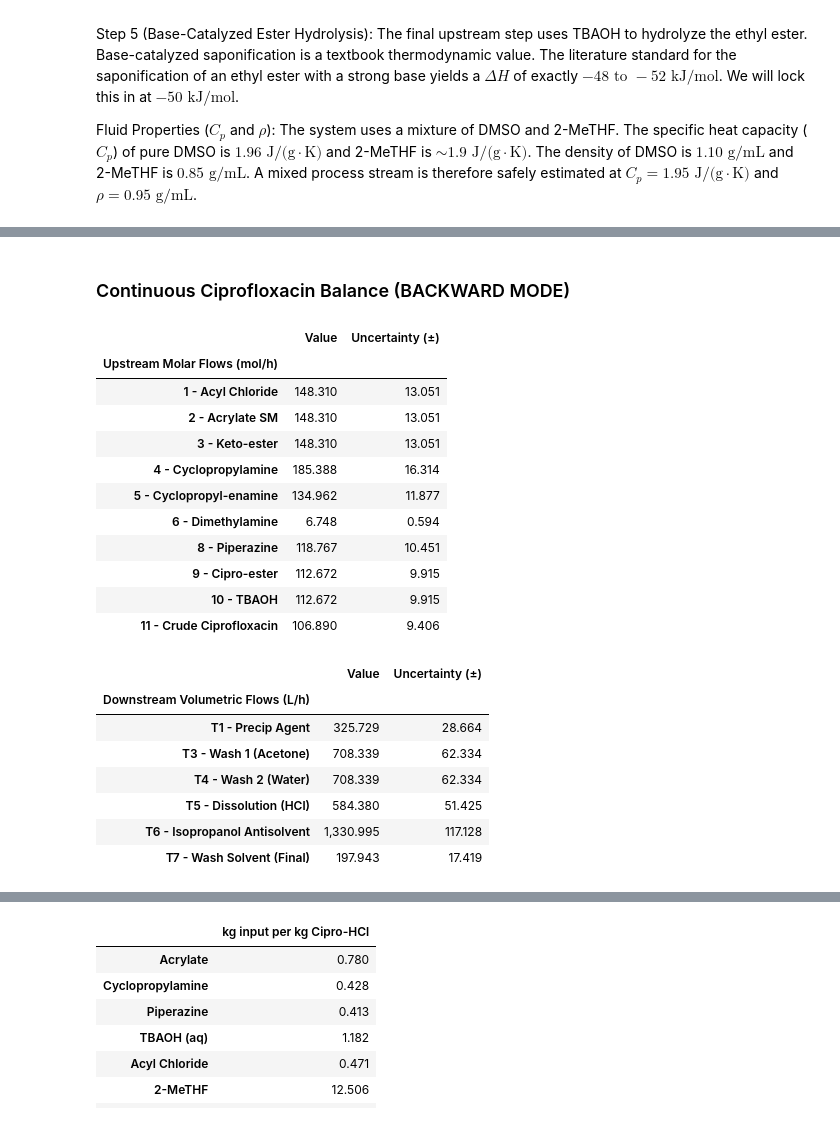
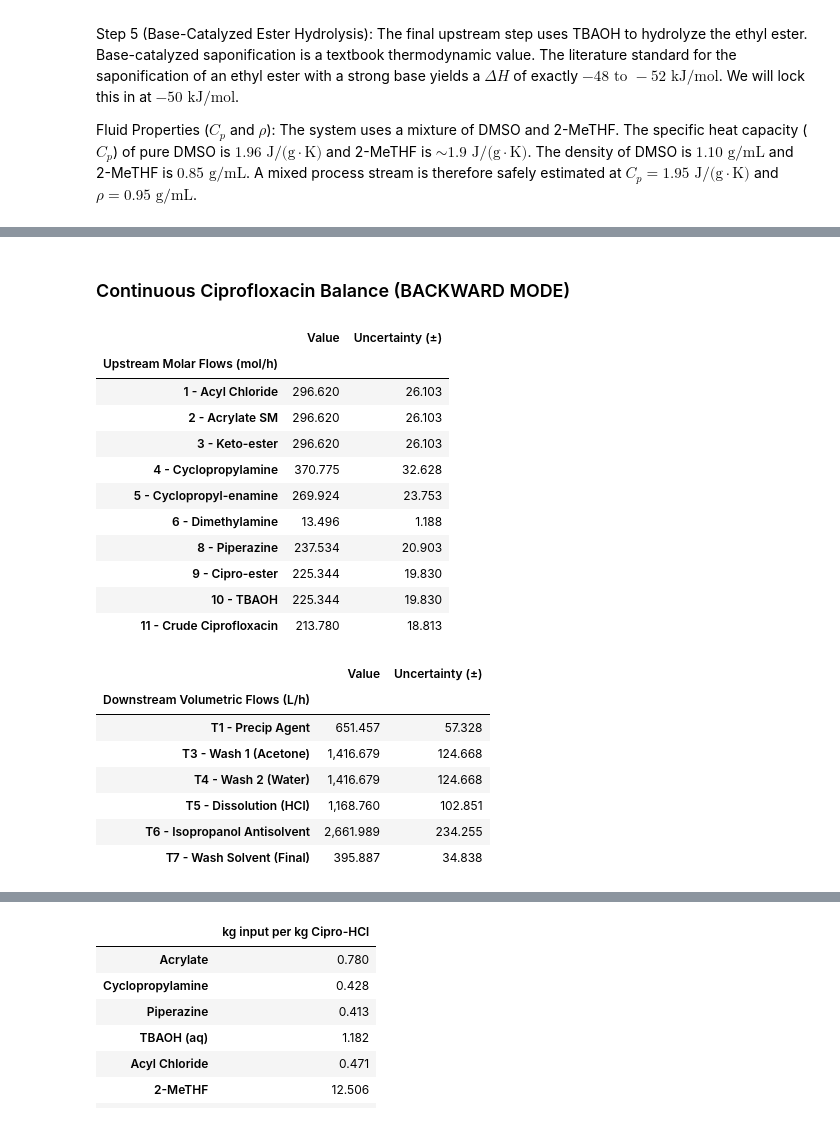
Before and after one commit to dfisher3/SeniorDesign, a Jupyter notebook: Cipro_Mass_Balance_(Revised).ipynb, the cells around one changed output, grey strips where cells are left out. Drawn from its saved outputs; the diff is of its cells as text; code cells hidden in the pictures.

```diff
--- a/Cipro_Mass_Balance_(Revised).ipynb
+++ b/Cipro_Mass_Balance_(Revised).ipynb
@@ -29,7 +29,7 @@ EXCEL_PREFIX = 'Cipro_Mass_Balance'
 # --- MODE AND TARGETS ---
 CALCULATION_MODE = 'backward' # 'forward' (specify feeds) or 'backward' (specify target pure API)
 feed1_molar_flow_mol_h = 0.225 # Feed 1 Acrylate molar flow rate, mol/h (used if mode is 'forward')
-target_pure_API_kg_h = 6.875  # Target Pure API Production, kg/h (used if mode is 'backward')
+target_pure_API_kg_h = 2*6.875  # Target Pure API Production, kg/h (used if mode is 'backward') also this is doubled to run in 12 hour mode
 
 # --- PROCESS YIELDS & SOLVENT RATIOS ---
 YIELDS = {
@@ -109,8 +109,8 @@ class CiprofloxacinMassEnergyBalance:
         if self.mode == 'forward':
             self.feed1_mol_h = feed_mol_h
         elif self.mode == 'backward':
-            baseline_pure_kg_h = 0.01043 # Converted to kg/h
-            scale_factor = target_kg_h / baseline_pure_kg_h
+            baseline_pure_kg_h = 0.01043 # Converted to kg/h. this is the original production rate from the paper
+            scale_factor = target_kg_h / baseline_pure_kg_h # scales the original production rate to solve for feed targets
             self.feed1_mol_h = self.base_feed1_mol_h * scale_factor
         else:
             raise ValueError("Mode must be 'forward' or 'backward'")
@@ -320,7 +320,7 @@ def generate_reports():
     df_solv.index.name = 'Downstream Volumetric Flows (L/h)'
 
     # Store daily target for naming purposes
-    daily_production_kg = res['metrics']['Pure API Rate (kg/h)'][0] * 24
+    daily_production_kg = res['metrics']['Pure API Rate (kg/h)'][0] * 12
 
     metrics = [
         ("Crude API Mass Rate (kg/h)", res['metrics']['Crude API Rate (kg/h)'][0]),
@@ -345,10 +345,46 @@ def generate_reports():
     df_tracker = pd.DataFrame.from_dict(tracker_data, orient='index').fillna(0)
     df_tracker.index.name = 'Continuous Species Tracker (Molar & Volumetric Flows)'
 
+    # ==================================================== #
+    #            DOWNSTREAM BATCH SIZING REPORT            #
+    # ==================================================== #
+
+    run_time_hours = 12
+    headspace_margin = 0.25
+
+    # 12-Hour Extraction (L)
+    vol_crude = res['v_dots']['Reactor_5_Step_5'] * run_time_hours
+    vol_T1 = res['solvents'].get('T1 - Precip Agent', (0,0))[0] * run_time_hours
+    vol_T2 = res['solvents'].get('T2 - CIP Solvent (TBAOH)', (0,0))[0] * run_time_hours
+    vol_T3 = res['solvents'].get('T3 - Wash 1 (Acetone)', (0,0))[0] * run_time_hours
+    vol_T4 = res['solvents'].get('T4 - Wash 2 (Water)', (0,0))[0] * run_time_hours
+    vol_T5 = res['solvents'].get('T5 - Dissolution (HCl)', (0,0))[0] * run_time_hours
+    vol_T6 = res['solvents'].get('T6 - Isopropanol Antisolvent', (0,0))[0] * run_time_hours
+    vol_T7 = res['solvents'].get('T7 - Wash Solvent (Final)', (0,0))[0] * run_time_hours
+
+    # Vessel 1: Precipitation Unit (Crude + T1 + T2)
+    v1_working_vol = vol_crude + vol_T1 + vol_T2
+    v1_required_vol = v1_working_vol * (1 + headspace_margin)
+
+    # Vessel 2: Workup Unit (Handles all washes + Final crystallization)
+    # The required size is driven by the maximum liquid it must hold at any one time.
+    # Usually, this is the Dissolution (T5) + Antisolvent (T6) addition step.
+    v2_working_vol = max(vol_T3, vol_T4, vol_T5 + vol_T6, vol_T7)
+    v2_required_vol = v2_working_vol * (1 + headspace_margin)
+
+    sizing_data = {
+        "Precipitation Unit (V1) Working Volume (L)": v1_working_vol,
+        "Precipitation Unit (V1) Required Size (L)": v1_required_vol,
+        "Workup Unit (V2) Max Working Volume (L)": v2_working_vol,
+        "Workup Unit (V2) Required Size (L)": v2_required_vol
+    }
+
+    df_sizing = pd.DataFrame.from_dict(sizing_data, orient='index', columns=['Volume (L)'])
+    df_sizing.index.name = f'Downstream Vessel Sizing ({run_time_hours}-Hour Batch)'
+
     # 3. Export to Excel (if enabled)
     if EXPORT_TO_EXCEL:
         date_str = datetime.now().strftime("%m-%d-%y")
-        # Example format: Cipro_Mass_Balance_10-25-23_95040kg.xlsx
         dynamic_filename = f"{EXCEL_PREFIX}_{date_str}_{daily_production_kg:g}kg.xlsx"
 
         with pd.ExcelWriter(dynamic_filename) as writer:
@@ -357,6 +393,7 @@ def generate_reports():
             df_metrics.to_excel(writer, sheet_name='Metrics')
             df_vols.to_excel(writer, sheet_name='Reactor_Volumes')
             df_tracker.to_excel(writer, sheet_name='Species_Tracker')
+            df_sizing.to_excel(writer, sheet_name='Downstream_Sizing') # New Tab added here
         print(f"✅ Successfully exported all dataframes to: {dynamic_filename}")
 
     # 4. Display Results in Jupyter
@@ -366,6 +403,7 @@ def generate_reports():
     display(df_metrics)
     display(df_vols)
     display(df_tracker)
+    display(df_sizing)
 
 if __name__ == "__main__":
     generate_reports()
@@ -374,23 +412,23 @@ if __name__ == "__main__":
 Continuous Ciprofloxacin Balance (BACKWARD MODE)
 |  | Value | Uncertainty (±) |
 | Upstream Molar Flows (mol/h) |  |  |
-| 1 - Acyl Chloride | 148.310 | 13.051 |
-| 2 - Acrylate SM | 148.310 | 13.051 |
-| 3 - Keto-ester | 148.310 | 13.051 |
-| 4 - Cyclopropylamine | 185.388 | 16.314 |
-| 5 - Cyclopropyl-enamine | 134.962 | 11.877 |
-| 6 - Dimethylamine | 6.748 | 0.594 |
-| 8 - Piperazine | 118.767 | 10.451 |
-| 9 - Cipro-ester | 112.672 | 9.915 |
-| 10 - TBAOH | 112.672 | 9.915 |
-| 11 - Crude Ciprofloxacin | 106.890 | 9.406 |
+| 1 - Acyl Chloride | 296.620 | 26.103 |
+| 2 - Acrylate SM | 296.620 | 26.103 |
+| 3 - Keto-ester | 296.620 | 26.103 |
+| 4 - Cyclopropylamine | 370.775 | 32.628 |
+| 5 - Cyclopropyl-enamine | 269.924 | 23.753 |
+| 6 - Dimethylamine | 13.496 | 1.188 |
+| 8 - Piperazine | 237.534 | 20.903 |
+| 9 - Cipro-ester | 225.344 | 19.830 |
+| 10 - TBAOH | 225.344 | 19.830 |
+| 11 - Crude Ciprofloxacin | 213.780 | 18.813 |
 |  | Value | Uncertainty (±) |
 | Downstream Volumetric Flows (L/h) |  |  |
-| T1 - Precip Agent | 325.729 | 28.664 |
-| T3 - Wash 1 (Acetone) | 708.339 | 62.334 |
-| T4 - Wash 2 (Water) | 708.339 | 62.334 |
-| T5 - Dissolution (HCl) | 584.380 | 51.425 |
-| T6 - Isopropanol Antisolvent | 1,330.995 | 117.128 |
-| T7 - Wash Solvent (Final) | 197.943 | 17.419 |
+| T1 - Precip Agent | 651.457 | 57.328 |
+| T3 - Wash 1 (Acetone) | 1,416.679 | 124.668 |
+| T4 - Wash 2 (Water) | 1,416.679 | 124.668 |
+| T5 - Dissolution (HCl) | 1,168.760 | 102.851 |
+| T6 - Isopropanol Antisolvent | 2,661.989 | 234.255 |
+| T7 - Wash Solvent (Final) | 395.887 | 34.838 |
 |  | Value |
 | Production & Thermal Duties |  |
```
Also changed, not shown: parts of 2 cells of this notebook.
